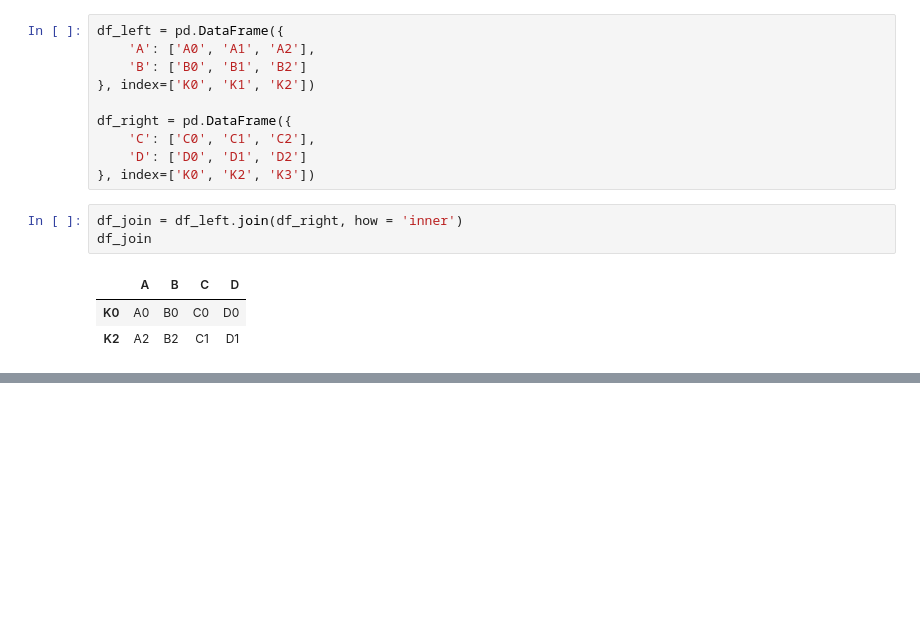
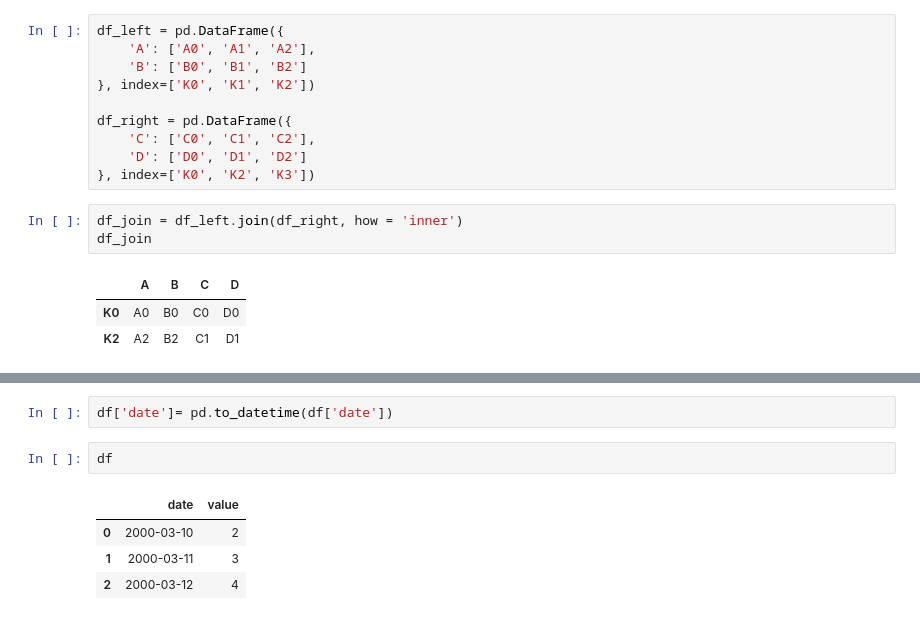
Before and after one commit to ruditmathews/PythonForDE, a Jupyter notebook: Basics/basics.ipynb, the cells around one changed output, grey strips where cells are left out. Cells and saved outputs as stored; diff of their text form; blank space fills up the shorter version.

```diff
--- a/Basics/basics.ipynb
+++ b/Basics/basics.ipynb
@@ -780,0 +790,9 @@ df_join
+# %%
+df['date']= pd.to_datetime(df['date'])
+# %%
+df
+# %% [output]
+|  | date | value |
+| 0 | 2000-03-10 | 2 |
+| 1 | 2000-03-11 | 3 |
+| 2 | 2000-03-12 | 4 |
```
Also changed, not shown: parts of 37 cells of this notebook, 4 other files.
